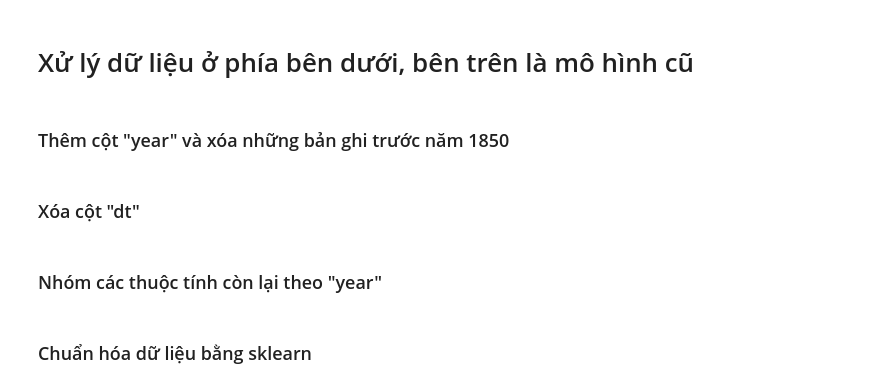
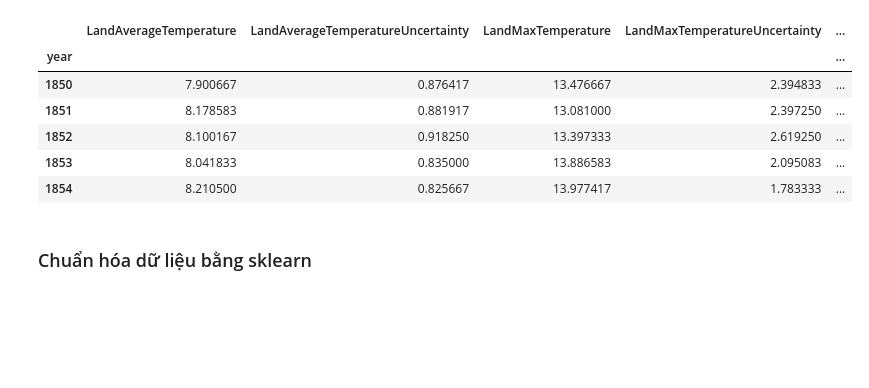
Before and after one commit to cloodei/planet, a Jupyter notebook: model/ptdl_planeheat.ipynb, the cells around one changed output. Drawn from its saved outputs; the diff is of its cells as text; code cells hidden in the pictures; blank space fills up the shorter version.

```diff
--- a/model/ptdl_planeheat.ipynb
+++ b/model/ptdl_planeheat.ipynb
@@ -36,8 +1,18 @@ plt.show()
-# %% [markdown]
-# Xử lý dữ liệu ở phía bên dưới, bên trên là mô hình cũ
 # %%
 import pandas as pd
+import shutil
+
 df = pd.read_csv("GlobalTemperatures.csv", parse_dates=["dt"])
-# df
+df["year"] = df["dt"].dt.year
+df = df[df["year"] >=1850]
+df = df.drop(columns="dt")
+group = df.groupby("year")[df.drop(columns="year").columns].mean()
+group.head()
+# %% [output]
+|  | LandAverageTemperature | LandAverageTemperatureUncertainty | LandMaxTemperature | LandMaxTemperatureUncertainty | ... |
+| year |  |  |  |  | ... |
+| 1850 | 7.900667 | 0.876417 | 13.476667 | 2.394833 | ... |
+| 1851 | 8.178583 | 0.881917 | 13.081000 | 2.397250 | ... |
+| 1852 | 8.100167 | 0.918250 | 13.397333 | 2.619250 | ... |
+| 1853 | 8.041833 | 0.835000 | 13.886583 | 2.095083 | ... |
+| 1854 | 8.210500 | 0.825667 | 13.977417 | 1.783333 | ... |
-# %% [markdown]
-### Thêm cột "year" và xóa những bản ghi trước năm 1850
@@ -48,2 +18,0 @@ df = df[df["year"] >=1850]
-# %% [markdown]
-### Xóa cột "dt"
@@ -54,2 +18,0 @@ df = df.drop(columns="dt")
-# %% [markdown]
-### Nhóm các thuộc tính còn lại theo "year"
```
Also changed, not shown: parts of 16 cells of this notebook, 5 other files.
